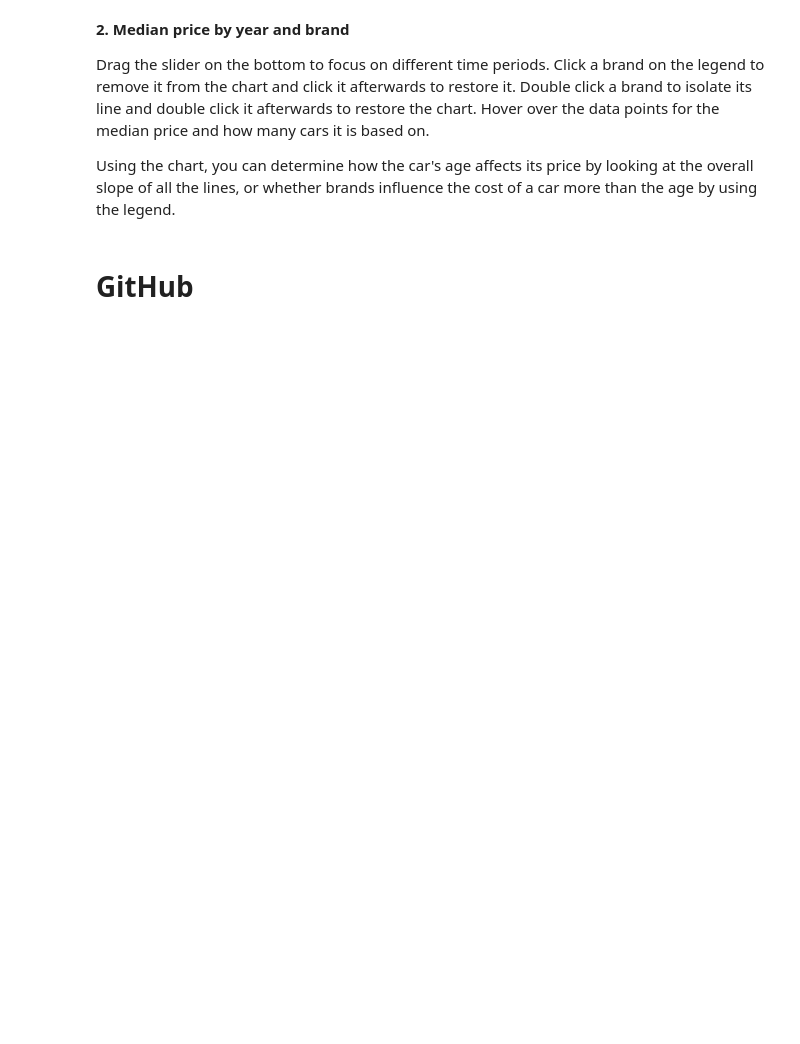
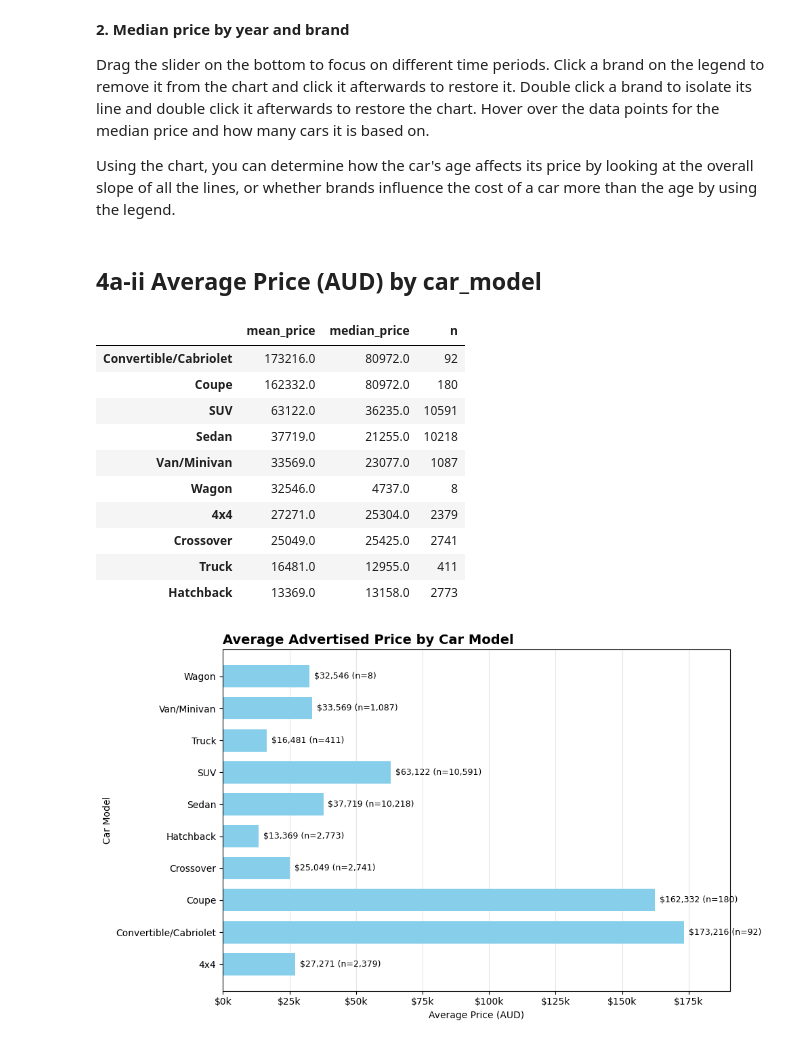
Before and after one commit to dylanvisor-alt/Group9_3009ICT_Group_Assignment, a Jupyter notebook: Group9_3009ICT_DataProcessingVisualisation.ipynb, the cells around one changed output. Saved outputs shown, nothing was run; the diff lists cells and outputs as text; code cells hidden in the pictures; blank space fills up the shorter version.

```diff
--- a/Group9_3009ICT_DataProcessingVisualisation.ipynb
+++ b/Group9_3009ICT_DataProcessingVisualisation.ipynb
@@ -1045,5 +1049,3 @@ int_vis_2.show()
 Drag the slider on the bottom to focus on different time periods. Click a brand on the legend to remove it from the chart and click it afterwards to restore it. Double click a brand to isolate its line and double click it afterwards to restore the chart. Hover over the data points for the median price and how many cars it is based on.
 
 Using the chart, you can determine how the car's age affects its price by looking at the overall slope of all the lines, or whether brands influence the cost of a car more than the age by using the legend.
-# %% [markdown]
-# GitHub
@@ -1062,0 +1052,62 @@ github_token = getpass.getpass("Your GitHub Personal Access Token: ")
+# %% [markdown]
+## 4a-ii Average Price (AUD) by car_model
+# %%
+
+
+# 4a-ii average price by car model
+
+import matplotlib.pyplot as plt
+import matplotlib.ticker as mtick
+
+# average price for each car model, plus median and count for context
+
+model_price = (cleaned_car_data.groupby('car_model')['price (AUD)'].agg(mean_price='mean', median_price='median', n='size'))
+
+# tidy up display names
+
+name_fix = {'suv': 'SUV', '4x4': '4x4', 'van/minivan': 'Van/Minivan', 'convertible/cabriolet': 'Convertible/Cabriolet'}
+model_price.index = [name_fix.get(m.lower(), m.title()) for m in model_price.index]
+
+# print table behind chart
+
+display(model_price.round(0).sort_values('mean_price', ascending=False))
+
+fig, ax = plt.subplots(figsize=(10, 6))
+
+# horizontal bars
+
+bars = ax.barh(model_price.index, model_price['mean_price'], color='skyblue', height=0.7)
+
+# label each bar
+for bar, (mean_p, n) in zip(bars, model_price[['mean_price', 'n']].values):
+  ax.text(bar.get_width() + model_price['mean_price'].max() * 0.01, bar.get_y() + bar.get_height() / 2,
+    f"${mean_p:,.0f} (n={int(n):,})", va='center', fontsize = 9, color='black')
+
+ax.set_title('Average Advertised Price by Car Model', fontsize=14, fontweight='bold', loc='left')
+ax.set_xlabel('Average Price (AUD)')
+ax.set_ylabel('Car Model')
+ax.xaxis.set_major_formatter(mtick.FuncFormatter(lambda x, _: f"${x/1000:,.0f}k"))
+ax.set_xlim(0, model_price['mean_price'].max() * 1.1)
+
+# recessive grid + axes
+
+ax.grid(axis='x', color='#e5e5e3', linewidth=0.8)
+ax.set_axisbelow(True)
+for side in ['top', 'right']:
+  ax.spines[side]
+
+plt.tight_layout()
+plt.show()
+# %% [output]
+|  | mean_price | median_price | n |
+| Convertible/Cabriolet | 173216.0 | 80972.0 | 92 |
+| Coupe | 162332.0 | 80972.0 | 180 |
+| SUV | 63122.0 | 36235.0 | 10591 |
+| Sedan | 37719.0 | 21255.0 | 10218 |
+| Van/Minivan | 33569.0 | 23077.0 | 1087 |
+| Wagon | 32546.0 | 4737.0 | 8 |
+| 4x4 | 27271.0 | 25304.0 | 2379 |
+| Crossover | 25049.0 | 25425.0 | 2741 |
+| Truck | 16481.0 | 12955.0 | 411 |
+| Hatchback | 13369.0 | 13158.0 | 2773 |
+[figure, added]
```
Also changed, not shown: parts of 6 cells of this notebook.
